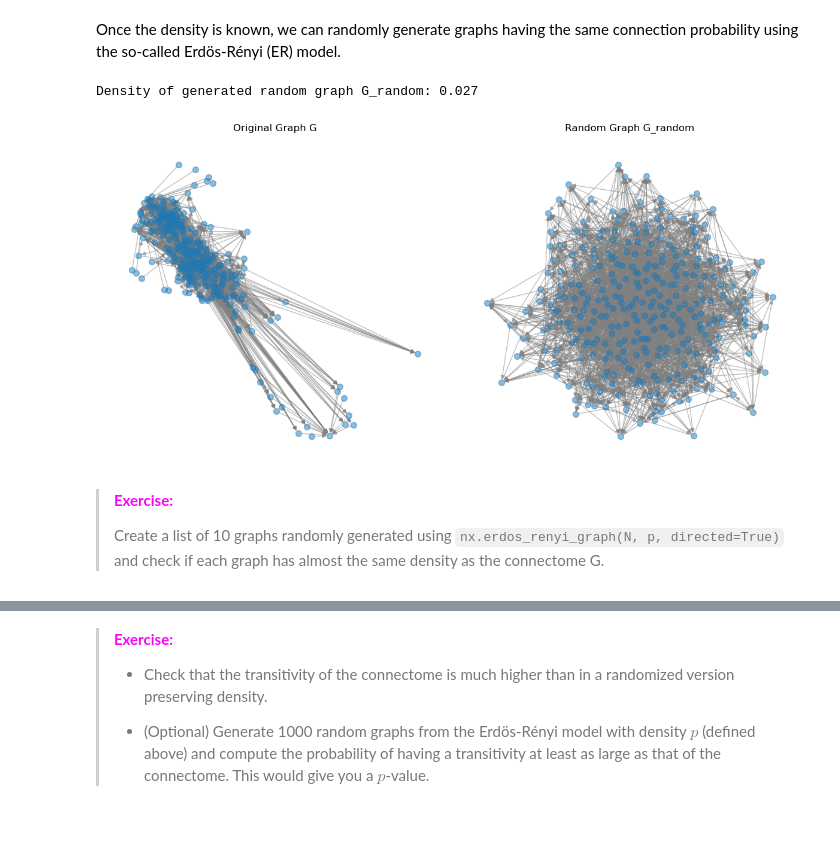
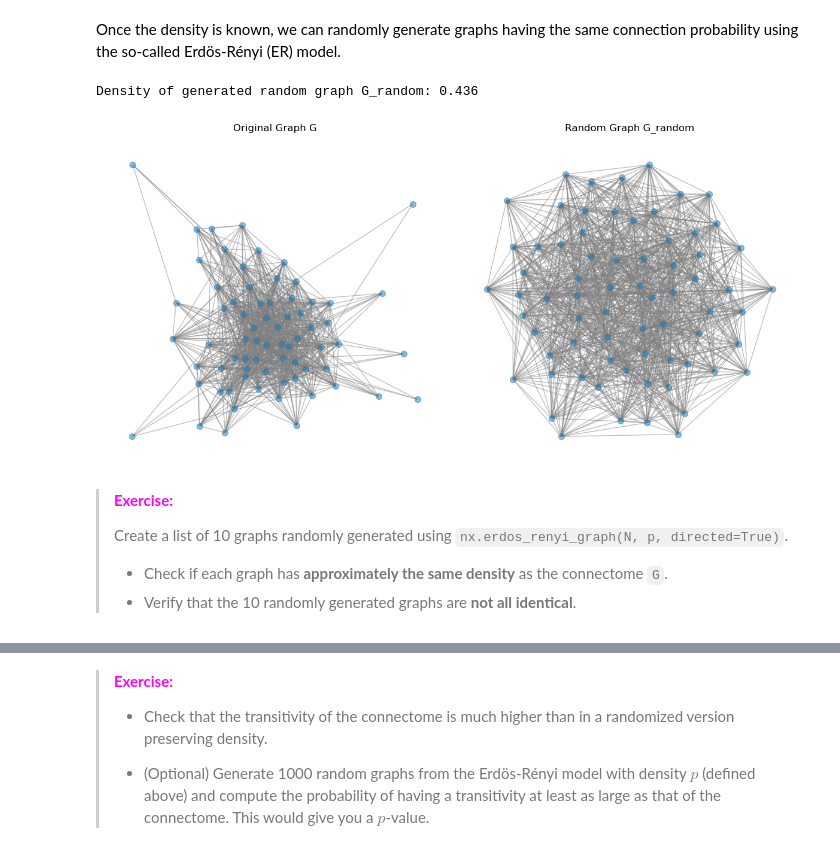
Before and after one commit to pdesrosiers/brain-connectivity-and-dynamics, a Jupyter notebook: notebooks/structural_functional_connectivity_tutorial.ipynb, the cells around one changed output, grey strips where cells are left out. Drawn from its saved outputs; the diff is of its cells as text; code cells hidden in the pictures; blank space fills up the shorter version.

```diff
--- a/notebooks/structural_functional_connectivity_tutorial.ipynb
+++ b/notebooks/structural_functional_connectivity_tutorial.ipynb
@@ -535,36 +629,38 @@ Once the density is known, we can randomly generate graphs having the same conne
 # %%
 # Generate a random graph with the same number of nodes and density using ER model
 N = G.number_of_nodes()  # Number of nodes in graph G
 p = density  # Edge probability based on the density of G
 
 # Generate randomly a grapg from the ER model
-G_random = nx.erdos_renyi_graph(N, p, directed=True)
+G_random = nx.erdos_renyi_graph(N, p, directed=False)
 
 # Calculate density of the generated random graph (optional check)
 density_random = nx.density(G_random)
 print(f"Density of generated random graph G_random: {density_random:.3f}\n")
 
 # Plotting both graphs side by side
 fig, axs = plt.subplots(1, 2, figsize=(12, 6))
 
 # Plot original graph G
 axs[0].set_title('Original Graph G')
 pos = nx.spring_layout(G, k=0.2, seed=42)  # Fixed seed and k for layout consistency
 nx.draw(G, pos, with_labels=False, edge_color='grey', node_size=50, ax=axs[0],
         alpha=0.5)
 
 # Plot random graph G_random
 axs[1].set_title('Random Graph G_random')
 pos_random = nx.spring_layout(G_random, k=0.2, seed=42)  # Fixed seed and k for layout consistency
 nx.draw(G_random, pos_random, with_labels=False, edge_color='grey',
         node_size=50, ax=axs[1], alpha=0.5)
 
 plt.tight_layout()
 plt.show()
 # %% [output]
-Density of generated random graph G_random: 0.027
+Density of generated random graph G_random: 0.436
-[figure, old version]
+[figure, new version]
 # %% [markdown]
 ><font color="magenta">**Exercise:**</font>
 >
-> Create a list of 10 graphs randomly generated using `nx.erdos_renyi_graph(N, p, directed=True)` and check if each graph has almost the same density as the connectome G.
+> Create a list of 10 graphs randomly generated using `nx.erdos_renyi_graph(N, p, directed=True)`.
+> - Check if each graph has **approximately the same density** as the connectome `G`.
+> - Verify that the 10 randomly generated graphs are **not all identical**.
```
Also changed, not shown: parts of 34 cells of this notebook, 2 other files.
